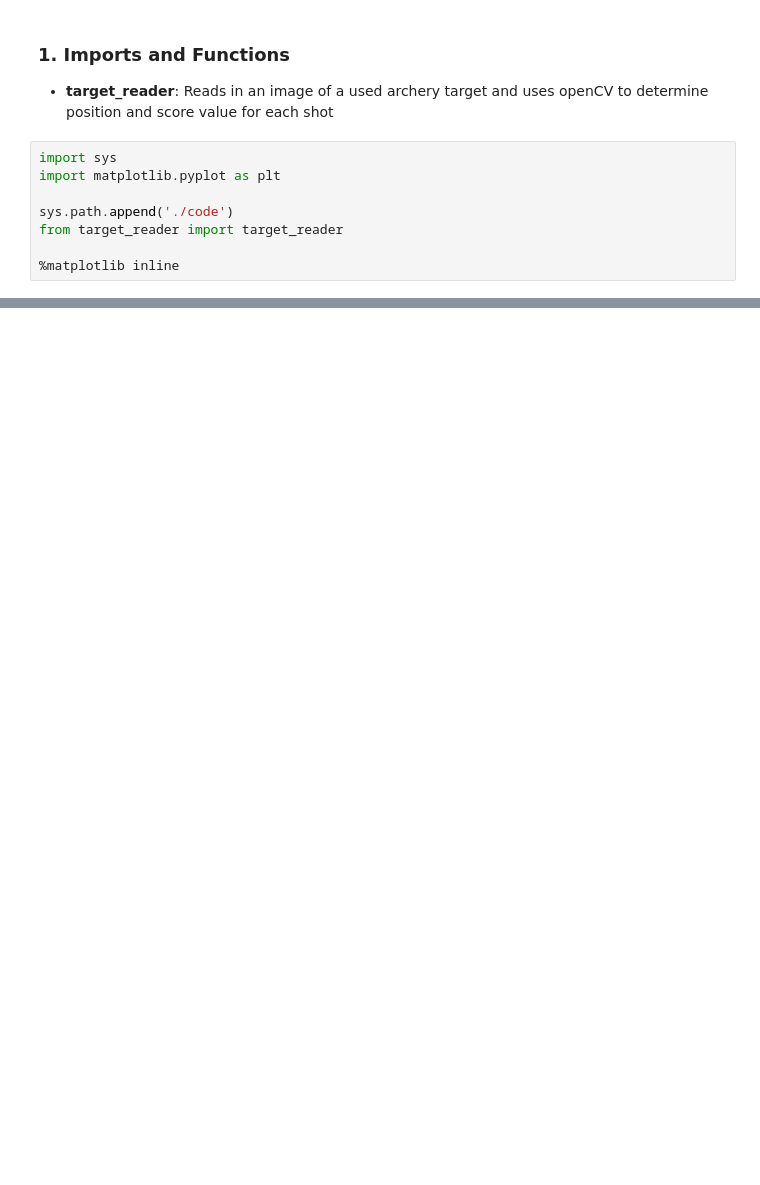
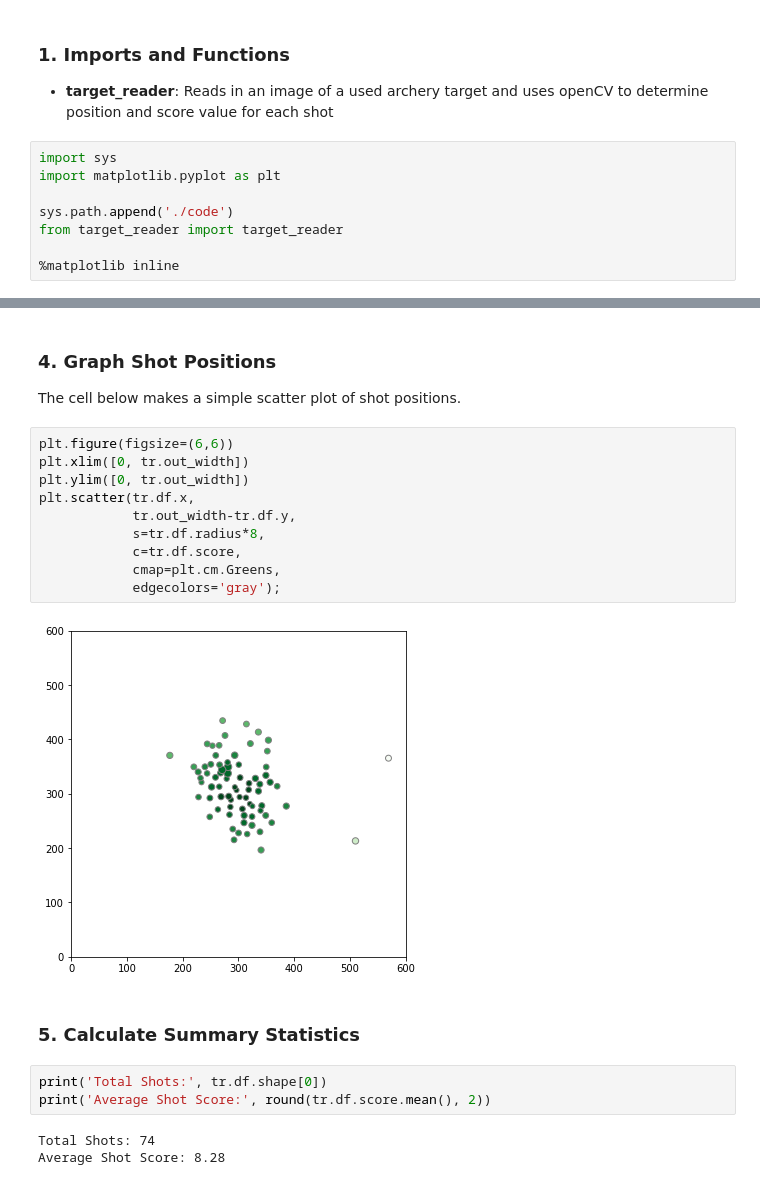
Before and after one commit to lwadya/shotplot, a Jupyter notebook: shotplot.ipynb, the cells around one changed output, grey strips where cells are left out. Drawn from its saved outputs; the diff is of its cells as text; blank space fills up the shorter version.

```diff
--- a/shotplot.ipynb
+++ b/shotplot.ipynb
@@ -106,0 +74,25 @@ tr.df['y'].std() / 600
+# %% [markdown]
+<a id='sec4'></a>
+### 4. Graph Shot Positions
+The cell below makes a simple scatter plot of shot positions.
+# %%
+plt.figure(figsize=(6,6))
+plt.xlim([0, tr.out_width])
+plt.ylim([0, tr.out_width])
+plt.scatter(tr.df.x,
+            tr.out_width-tr.df.y,
+            s=tr.df.radius*8,
+            c=tr.df.score,
+            cmap=plt.cm.Greens,
+            edgecolors='gray');
+# %% [output]
+[figure, added]
+# %% [markdown]
+<a id='sec5'></a>
+### 5. Calculate Summary Statistics
+# %%
+print('Total Shots:', tr.df.shape[0])
+print('Average Shot Score:', round(tr.df.score.mean(), 2))
+# %% [output]
+Total Shots: 74
+Average Shot Score: 8.28
```
Also changed, not shown: parts of 13 cells of this notebook, 1 other file.
